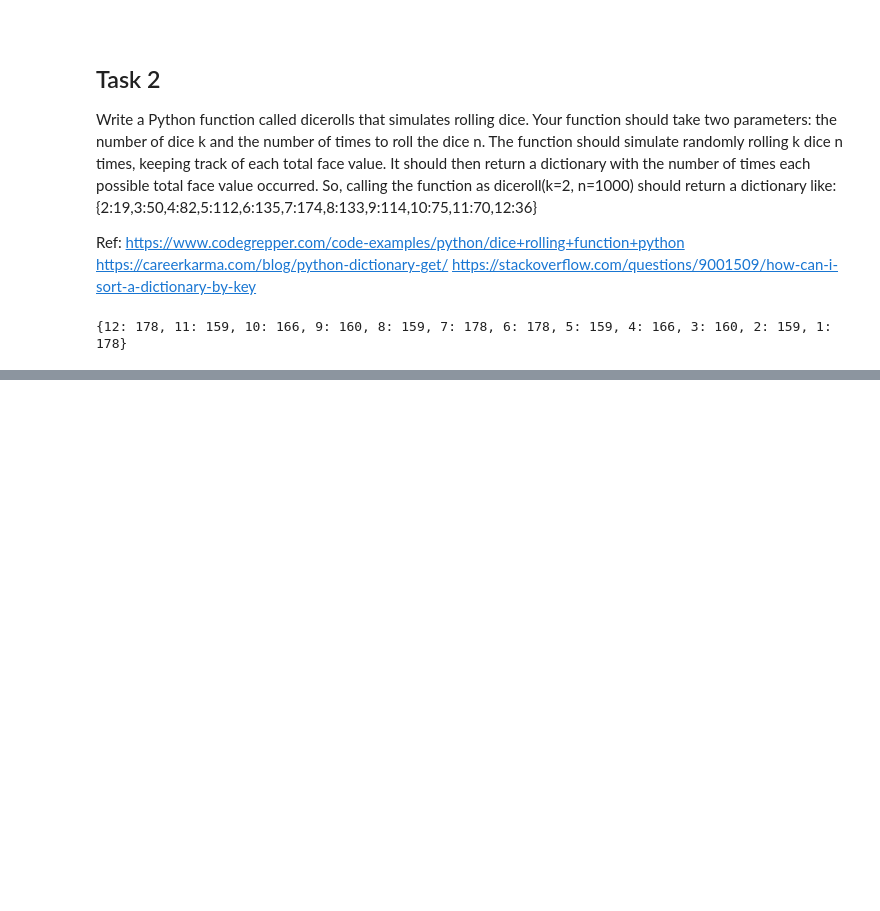
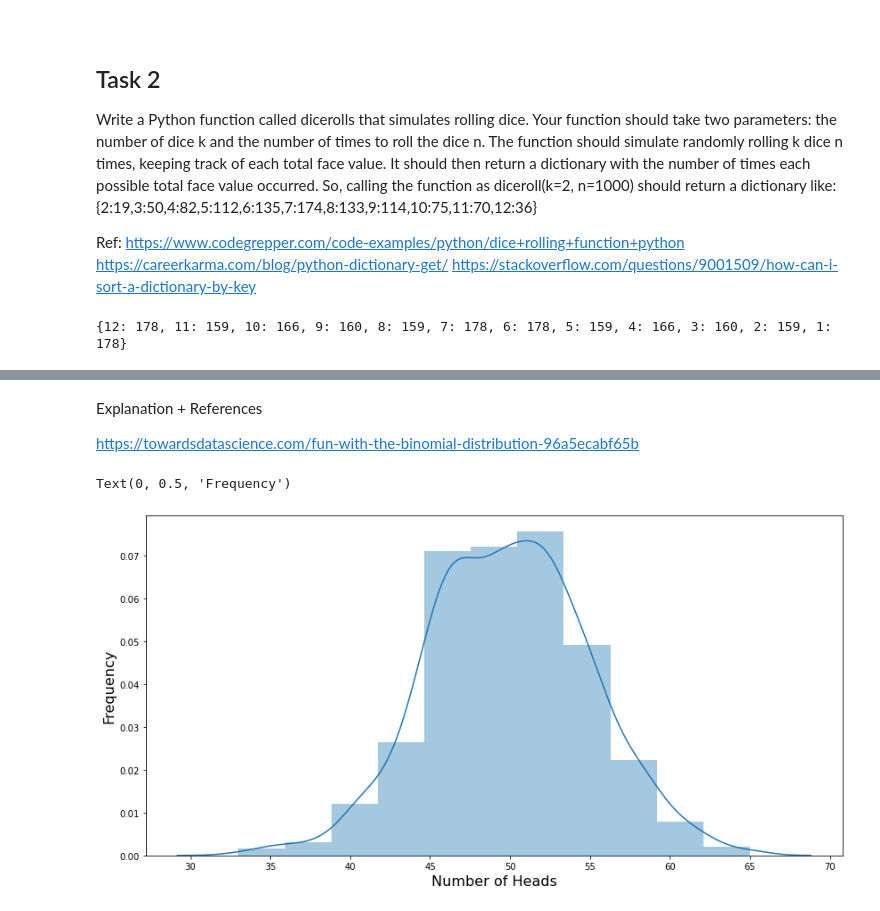
Before and after one commit to dconn20/Fund.D.A.Tasks, a Jupyter notebook: Task2020.ipynb, the cells around one changed output, grey strips where cells are left out. Drawn from its saved outputs; the diff is of its cells as text; code cells hidden in the pictures; blank space fills up the shorter version.

Commit message:
Task 3 - code working, needs explanation+ref

```diff
--- a/Task2020.ipynb
+++ b/Task2020.ipynb
@@ -135,0 +155,37 @@ dicerolls(2,1000)
+# %% [markdown]
+Explanation + References
+
+https://towardsdatascience.com/fun-with-the-binomial-distribution-96a5ecabf65b
+# %%
+import numpy as np
+import matplotlib.pyplot as plt
+import seaborn as sns
+
+# number of simulations
+trials = 1000
+
+# number of flips
+n = 100
+
+# Probability of success
+p = 0.5
+
+# Function that runs our coin toss trials
+# Heads is a list of the number of successes from each trial
+def binom(trials, n, p):
+    heads = []
+    for i in range(trials):
+        tosses = [np.random.random() for i in range(n)]
+        heads.append(len([i for i in tosses if i>=0.50]))
+    return heads
+
+binom(trials, n, p)
+
+# Plot the results
+fig, ax = plt.subplots(figsize=(14,7))
+ax = sns.distplot(heads, bins=11, label='simulation results')
+ax.set_xlabel("Number of Heads",fontsize=16)
+ax.set_ylabel("Frequency",fontsize=16)
+# %% [output]
+Text(0, 0.5, 'Frequency')
+[figure, added]
```
Also changed, not shown: parts of 1 cell of this notebook.
